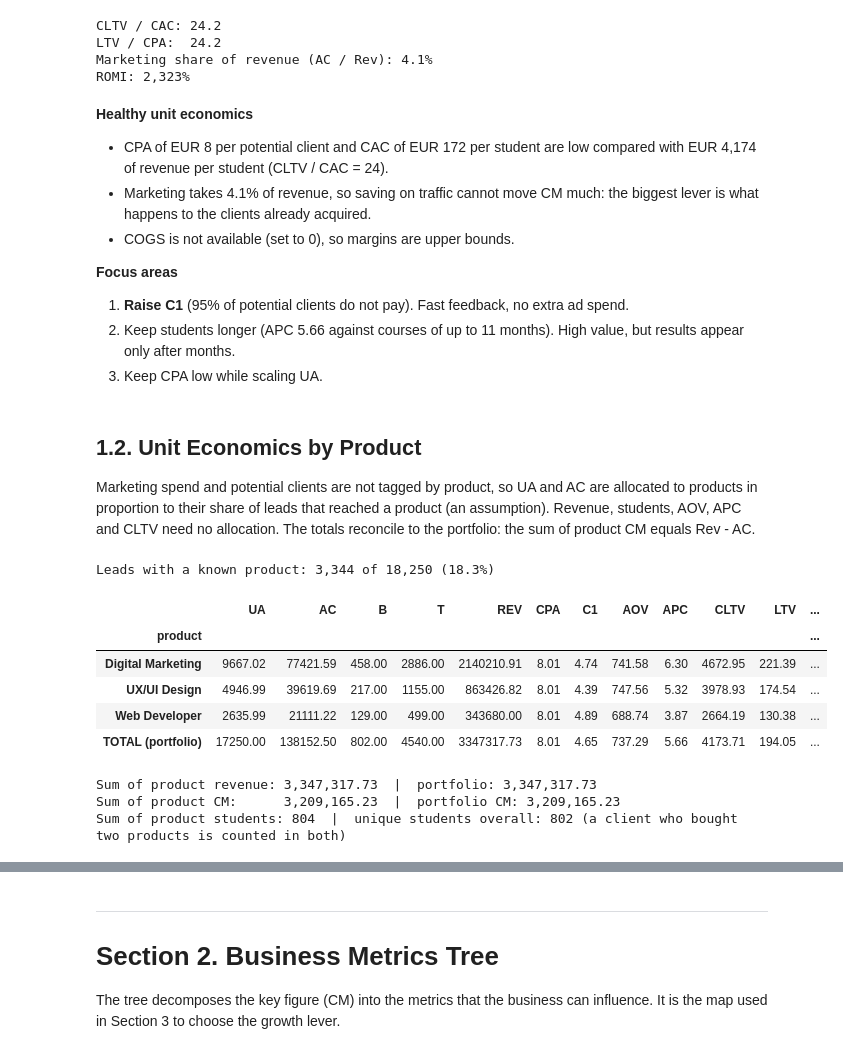
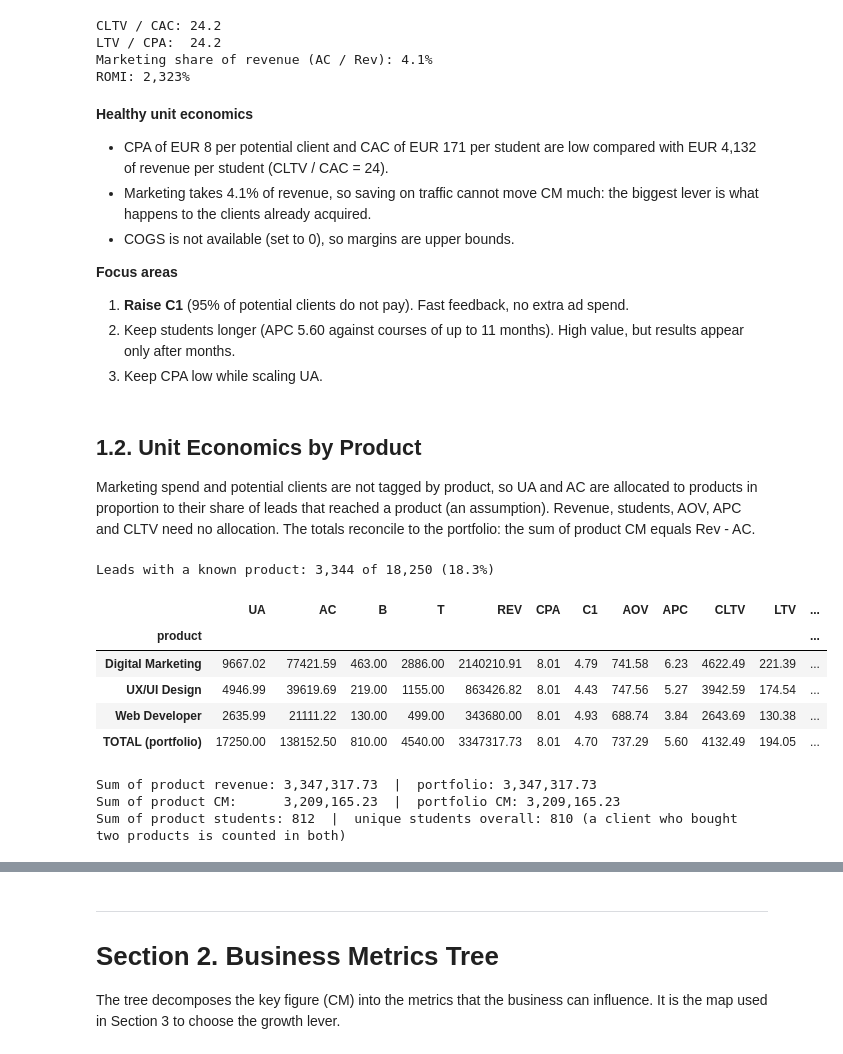
Before and after one commit to OlenaDeny/crm-funnel-analysis, a Jupyter notebook: notebooks/03_crm_product_analytics.ipynb, the cells around one changed output, grey strips where cells are left out. Drawn from its saved outputs; the diff is of its cells as text; code cells hidden in the pictures.

```diff
--- a/notebooks/03_crm_product_analytics.ipynb
+++ b/notebooks/03_crm_product_analytics.ipynb
@@ -241,6 +240,9 @@ deals['is_successful_closed'] = (
     (deals['stage'] == 'Payment Done') &
     (deals['m_of_study'] > 0)
 ).fillna(False).astype(bool)
+
+# unique student key: contact_id; a paid deal without contact_id counts as a separate student (key = deal id)
+deals['student_id'] = deals['contact_id'].fillna('deal_' + deals['deals_id'].astype(str))
 
 # 2. AOVi without dividing by NaN
 deals['AOVi'] = np.where(
@@ -313,7 +317,7 @@ paid_total = deals[deals['is_successful_closed'] == True]
 ue_total = {}
 ue_total["UA"] = TOTAL_UA
 ue_total["AC"] = TOTAL_AC
-ue_total["B"] = paid_total['contact_id'].nunique()  # Unique buyers (customers)
+ue_total["B"] = paid_total['student_id'].nunique()  # Unique buyers (customers)
 
 # T defined as the sum of months of study
 ue_total["T"] = paid_total['m_of_study'].sum()
@@ -407,13 +411,13 @@ Marketing share of revenue (AC / Rev): 4.1%
 ROMI: 2,323%
 # %% [markdown]
 **Healthy unit economics**
-* CPA of EUR 8 per potential client and CAC of EUR 172 per student are low compared with EUR 4,174 of revenue per student (CLTV / CAC = 24).
+* CPA of EUR 8 per potential client and CAC of EUR 171 per student are low compared with EUR 4,132 of revenue per student (CLTV / CAC = 24).
 * Marketing takes 4.1% of revenue, so saving on traffic cannot move CM much: the biggest lever is what happens to the clients already acquired.
 * COGS is not available (set to 0), so margins are upper bounds.
 
 **Focus areas**
 1. **Raise C1** (95% of potential clients do not pay). Fast feedback, no extra ad spend.
-2. Keep students longer (APC 5.66 against courses of up to 11 months). High value, but results appear only after months.
+2. Keep students longer (APC 5.60 against courses of up to 11 months). High value, but results appear only after months.
 3. Keep CPA low while scaling UA.
 # %% [markdown]
 ## 1.2. Unit Economics by Product
@@ -440,46 +444,46 @@ for prod in target_products:
     ue = {"product": prod}
     ue["UA"]  = TOTAL_UA * lead_share[prod]          # allocated potential clients
     ue["AC"]  = TOTAL_AC * lead_share[prod]          # allocated marketing budget
-    ue["B"]   = paid['contact_id'].nunique()         # unique paying students
+    ue["B"]   = paid['student_id'].nunique()         # unique paying students
     ue["T"]   = paid['m_of_study'].sum()             # paid months
     ue["REV"] = paid['Ri'].sum()
 
     ue["CPA"]  = ue["AC"] / ue["UA"]
     ue["C1"]   = ue["B"] / ue["UA"] * 100
     ue["AOV"]  = ue["REV"] / ue["T"] if ue["T"] > 0 else 0
     ue["APC"]  = ue["T"] / ue["B"] if ue["B"] > 0 else 0
     ue["CLTV"] = ue["AOV"] * ue["APC"]
     ue["LTV"]  = ue["CLTV"] * ue["C1"] / 100
     ue["CAC"]  = ue["AC"] / ue["B"] if ue["B"] > 0 else 0
     ue["CM"]   = ue["UA"] * (ue["LTV"] - ue["CPA"])
     ue["CLTV/CAC"] = ue["CLTV"] / ue["CAC"] if ue["CAC"] > 0 else 0
     ue_results.append(ue)
 
 final_ue_df = pd.DataFrame(ue_results).set_index('product')
 
 # Total row from the portfolio calculation (unique students are not additive across products)
 total_row = dict(ue_total)
 total_row["CLTV/CAC"] = ue_total["CLTV"] / ue_total["CAC"]
 final_ue_df.loc['TOTAL (portfolio)'] = pd.Series(total_row)
 
 display(final_ue_df.round(2))
 
 # Reconciliation
 products_only = final_ue_df.loc[target_products]
 print(f"Sum of product revenue: {products_only['REV'].sum():,.2f}  |  portfolio: {ue_total['REV']:,.2f}")
 print(f"Sum of product CM:      {products_only['CM'].sum():,.2f}  |  portfolio CM: {ue_total['CM']:,.2f}")
 print(f"Sum of product students: {products_only['B'].sum():.0f}  |  unique students overall: {ue_total['B']} (a client who bought two products is counted in both)")
 # %% [output]
 Leads with a known product: 3,344 of 18,250 (18.3%)
 |  | UA | AC | B | T | REV | CPA | C1 | AOV | APC | CLTV | LTV | ... |
 | product |  |  |  |  |  |  |  |  |  |  |  | ... |
-| Digital Marketing | 9667.02 | 77421.59 | 458.00 | 2886.00 | 2140210.91 | 8.01 | 4.74 | 741.58 | 6.30 | 4672.95 | 221.39 | ... |
-| UX/UI Design | 4946.99 | 39619.69 | 217.00 | 1155.00 | 863426.82 | 8.01 | 4.39 | 747.56 | 5.32 | 3978.93 | 174.54 | ... |
-| Web Developer | 2635.99 | 21111.22 | 129.00 | 499.00 | 343680.00 | 8.01 | 4.89 | 688.74 | 3.87 | 2664.19 | 130.38 | ... |
-| TOTAL (portfolio) | 17250.00 | 138152.50 | 802.00 | 4540.00 | 3347317.73 | 8.01 | 4.65 | 737.29 | 5.66 | 4173.71 | 194.05 | ... |
+| Digital Marketing | 9667.02 | 77421.59 | 463.00 | 2886.00 | 2140210.91 | 8.01 | 4.79 | 741.58 | 6.23 | 4622.49 | 221.39 | ... |
+| UX/UI Design | 4946.99 | 39619.69 | 219.00 | 1155.00 | 863426.82 | 8.01 | 4.43 | 747.56 | 5.27 | 3942.59 | 174.54 | ... |
+| Web Developer | 2635.99 | 21111.22 | 130.00 | 499.00 | 343680.00 | 8.01 | 4.93 | 688.74 | 3.84 | 2643.69 | 130.38 | ... |
+| TOTAL (portfolio) | 17250.00 | 138152.50 | 810.00 | 4540.00 | 3347317.73 | 8.01 | 4.70 | 737.29 | 5.60 | 4132.49 | 194.05 | ... |
 Sum of product revenue: 3,347,317.73  |  portfolio: 3,347,317.73
 Sum of product CM:      3,209,165.23  |  portfolio CM: 3,209,165.23
-Sum of product students: 804  |  unique students overall: 802 (a client who bought two products is counted in both)
+Sum of product students: 812  |  unique students overall: 810 (a client who bought two products is counted in both)
 # %%
 # 1.3 Scenario: what is a relative C1 increase worth?
 # Assumptions: spend (UA, AC) constant, CLTV per student unchanged, COGS = 0 -> this is an upper bound.
```
Also changed, not shown: parts of 11 cells of this notebook, 1 other file.
